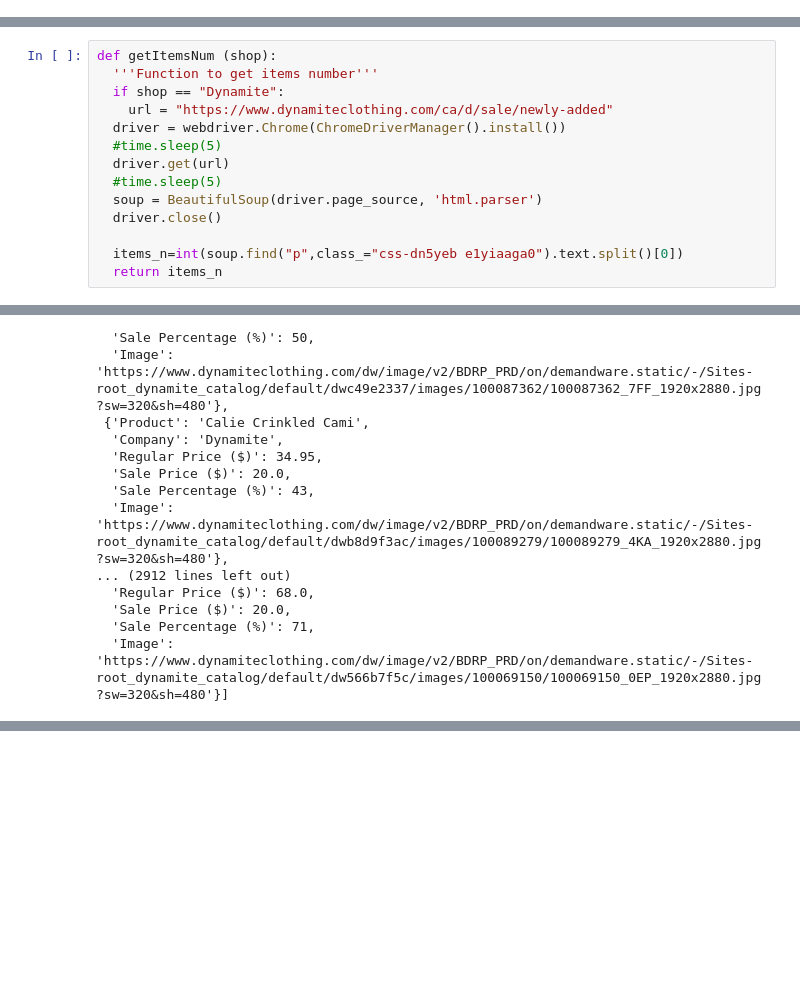
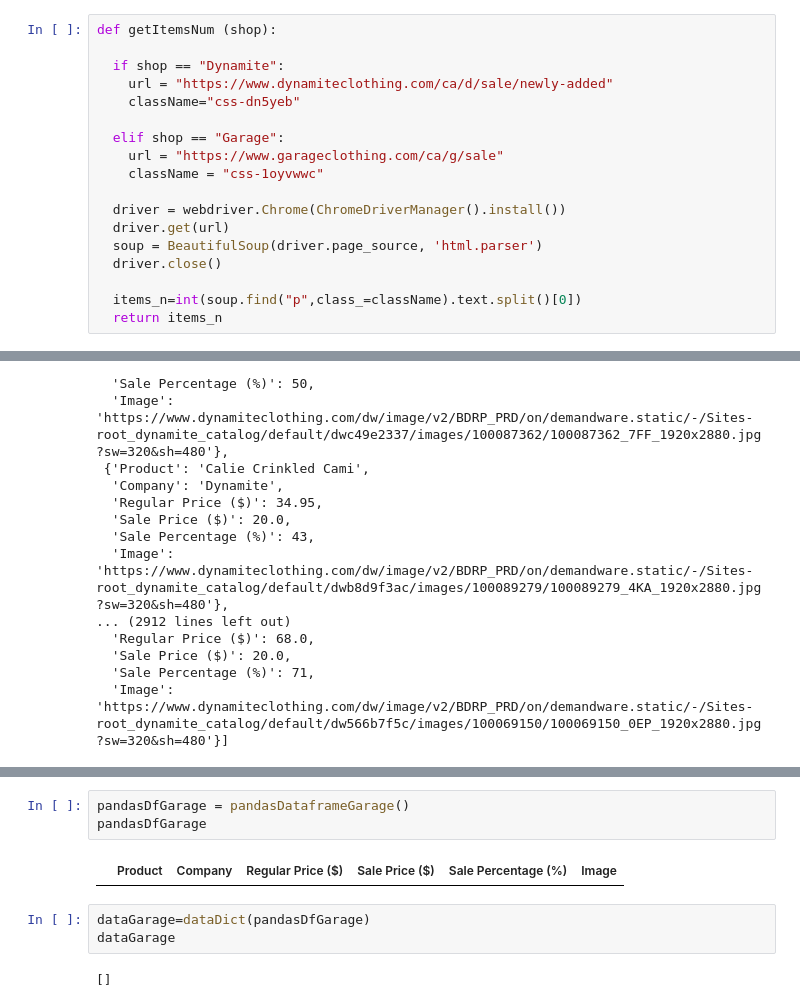
Before and after one commit to ANX888ii/Money_Saver, a Jupyter notebook: generate_shops_data.ipynb, the cells around one changed output, grey strips where cells are left out. Drawn from its saved outputs; the diff is of its cells as text; blank space fills up the shorter version.

Commit message:
garage shop added

```diff
--- a/generate_shops_data.ipynb
+++ b/generate_shops_data.ipynb
@@ -98,0 +105,18 @@ def dataDict(pandasDf):
+# %%
+def getItemsNum (shop):
+
+  if shop == "Dynamite":
+    url = "https://www.dynamiteclothing.com/ca/d/sale/newly-added"
+    className="css-dn5yeb"
+
+  elif shop == "Garage":
+    url = "https://www.garageclothing.com/ca/g/sale"
+    className = "css-1oyvwwc"
+
+  driver = webdriver.Chrome(ChromeDriverManager().install())
+  driver.get(url)
+  soup = BeautifulSoup(driver.page_source, 'html.parser')
+  driver.close()
+
+  items_n=int(soup.find("p",class_=className).text.split()[0])
+  return items_n
@@ -140,17 +229,3 @@ dataAritzia
   'Image': 'https://assets.aritzia.com/image/upload/medium/f23_01_a01_113609_6046_off_a.jpg'}]
 # %% [markdown]
 ### Generate Dynamite Data
-# %%
-def getItemsNum (shop):
-  '''Function to get items number'''
-  if shop == "Dynamite":
-    url = "https://www.dynamiteclothing.com/ca/d/sale/newly-added"
-  driver = webdriver.Chrome(ChromeDriverManager().install())
-  #time.sleep(5)
-  driver.get(url)
-  #time.sleep(5)
-  soup = BeautifulSoup(driver.page_source, 'html.parser')
-  driver.close()
-
-  items_n=int(soup.find("p",class_="css-dn5yeb e1yiaaga0").text.split()[0])
-  return items_n
@@ -270,0 +336,10 @@ dataDynamite
+# %%
+pandasDfGarage = pandasDataframeGarage()
+pandasDfGarage
+# %% [output]
+|  | Product | Company | Regular Price ($) | Sale Price ($) | Sale Percentage (%) | Image |
+# %%
+dataGarage=dataDict(pandasDfGarage)
+dataGarage
+# %% [output]
+[]
```
Also changed, not shown: parts of 11 cells of this notebook, 1 other file.
